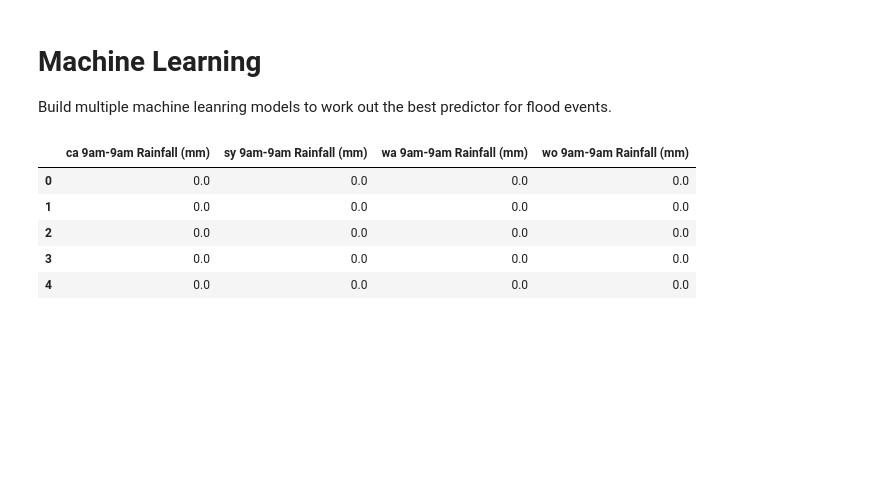
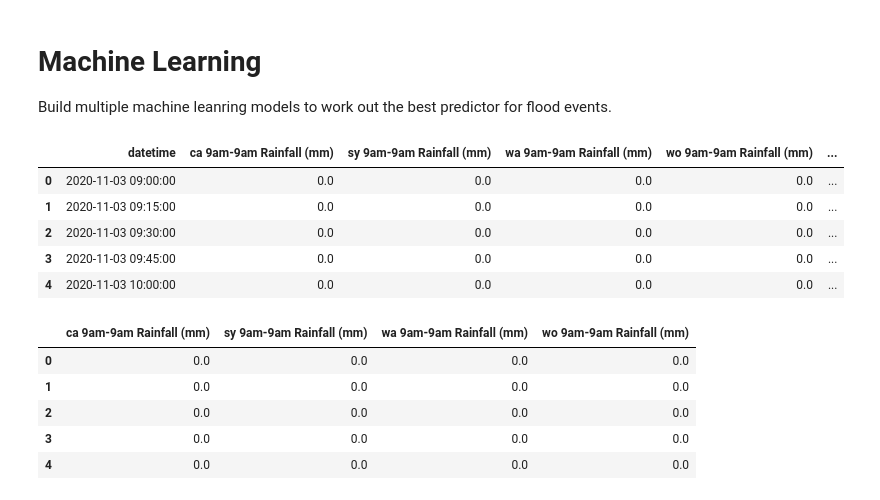
Before and after one commit to EpicTomatoSauce/uwa_final_project, a Jupyter notebook: clean.ipynb, the cells around one changed output. Cells and saved outputs as stored; diff of their text form; code cells hidden in the pictures; blank space fills up the shorter version.

```diff
--- a/clean.ipynb
+++ b/clean.ipynb
@@ -206,6 +196,26 @@ Requirement already satisfied: joblib in c:\users\vellam1\anaconda3\envs\pythond
 # %% [markdown]
 # Machine Learning
 Build multiple machine leanring models to work out the best predictor for flood events.
+# %%
+# function to categorise output
+def get_rating(row):
+    if row >= 1.5:
+        return 'SEVERE'
+    elif row >= 1:
+        return 'HIGH'
+    elif row >= 0.5:
+        return 'MODERATE'
+    else:
+        return 'LOW'
+df_final['Risk'] = df_final['Water Level (m)'].apply(get_rating)
+df_final.head()
+# %% [output]
+|  | datetime | ca 9am-9am Rainfall (mm) | sy 9am-9am Rainfall (mm) | wa 9am-9am Rainfall (mm) | wo 9am-9am Rainfall (mm) | ... |
+| 0 | 2020-11-03 09:00:00 | 0.0 | 0.0 | 0.0 | 0.0 | ... |
+| 1 | 2020-11-03 09:15:00 | 0.0 | 0.0 | 0.0 | 0.0 | ... |
+| 2 | 2020-11-03 09:30:00 | 0.0 | 0.0 | 0.0 | 0.0 | ... |
+| 3 | 2020-11-03 09:45:00 | 0.0 | 0.0 | 0.0 | 0.0 | ... |
+| 4 | 2020-11-03 10:00:00 | 0.0 | 0.0 | 0.0 | 0.0 | ... |
 # %%
 # Set features. This will also be used as your x values, assume all features are potentially relevant with the exception of water level which will be y
 X = df_final.drop(["datetime", "Water Level (m)", "Risk"], axis = 1)
```
Also changed, not shown: parts of 25 cells of this notebook, 13 other files.
